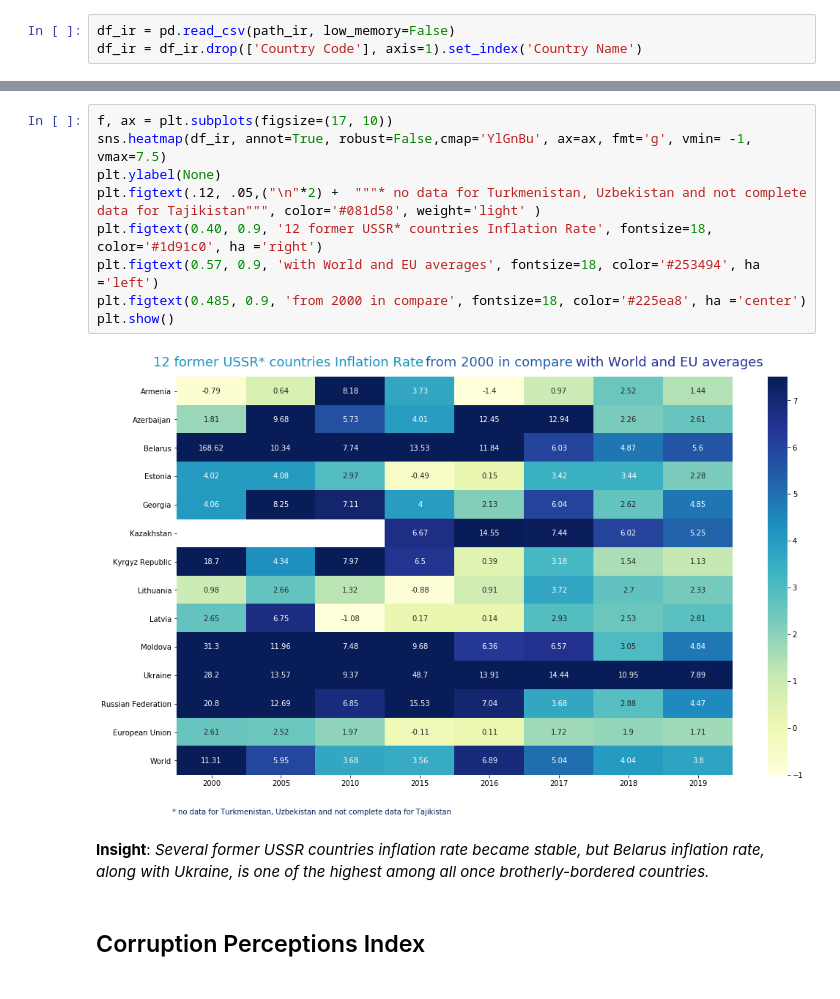
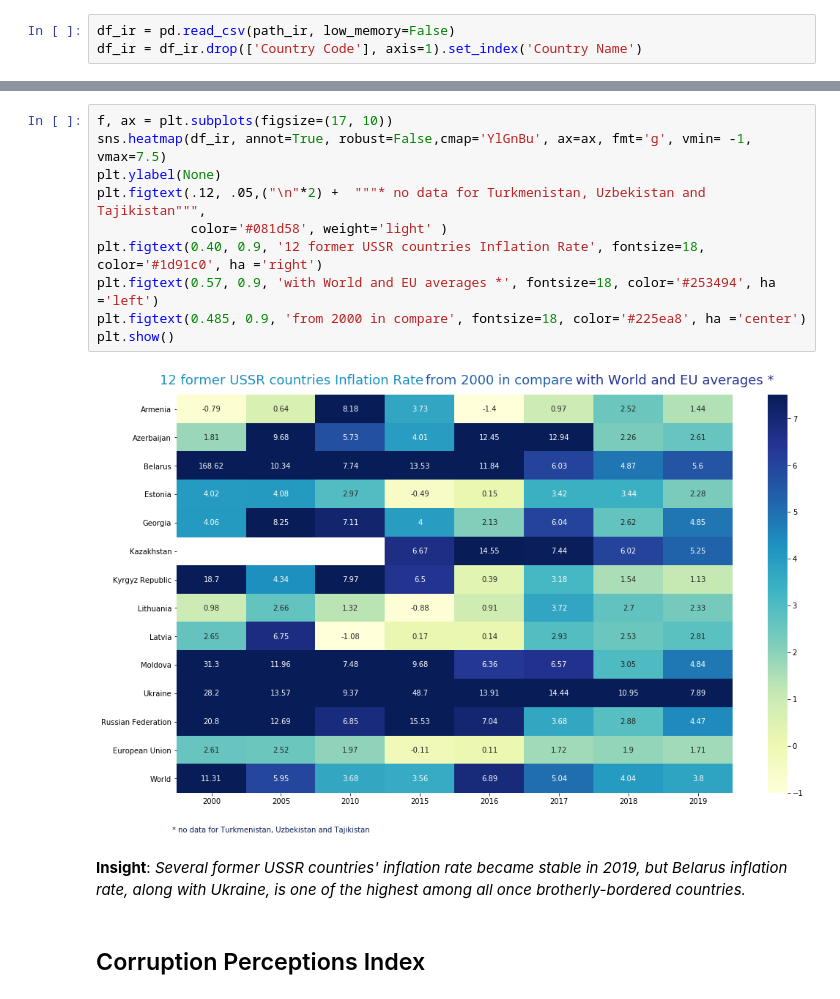
Before and after one commit to unkind58/Belarus_statistics_and-_comparison, a Jupyter notebook: app.ipynb, the cells around one changed output, grey strips where cells are left out. Saved outputs shown, nothing was run; the diff lists cells and outputs as text.

```diff
--- a/app.ipynb
+++ b/app.ipynb
@@ -388,16 +409,17 @@ df_ir
 # %%
 f, ax = plt.subplots(figsize=(17, 10))
 sns.heatmap(df_ir, annot=True, robust=False,cmap='YlGnBu', ax=ax, fmt='g', vmin= -1, vmax=7.5)
 plt.ylabel(None)
-plt.figtext(.12, .05,("\n"*2) +  """* no data for Turkmenistan, Uzbekistan and not complete data for Tajikistan""", color='#081d58', weight='light' )
-plt.figtext(0.40, 0.9, '12 former USSR* countries Inflation Rate', fontsize=18, color='#1d91c0', ha ='right')
-plt.figtext(0.57, 0.9, 'with World and EU averages', fontsize=18, color='#253494', ha ='left')
+plt.figtext(.12, .05,("\n"*2) +  """* no data for Turkmenistan, Uzbekistan and Tajikistan""",
+            color='#081d58', weight='light' )
+plt.figtext(0.40, 0.9, '12 former USSR countries Inflation Rate', fontsize=18, color='#1d91c0', ha ='right')
+plt.figtext(0.57, 0.9, 'with World and EU averages *', fontsize=18, color='#253494', ha ='left')
 plt.figtext(0.485, 0.9, 'from 2000 in compare', fontsize=18, color='#225ea8', ha ='center')
 plt.show()
 # %% [output]
-[figure, old version]
+[figure, new version]
 # %% [markdown]
-**Insight**: *Several former USSR countries inflation rate became stable, but Belarus inflation rate, along with Ukraine, is one of the highest among all once brotherly-bordered countries.*
+**Insight**: *Several former USSR countries' inflation rate became stable in 2019, but Belarus inflation rate, along with Ukraine, is one of the highest among all once brotherly-bordered countries.*
 # %% [markdown]
 ## Corruption Perceptions Index
 # %% [markdown]
```
Also changed, not shown: parts of 31 cells of this notebook.
